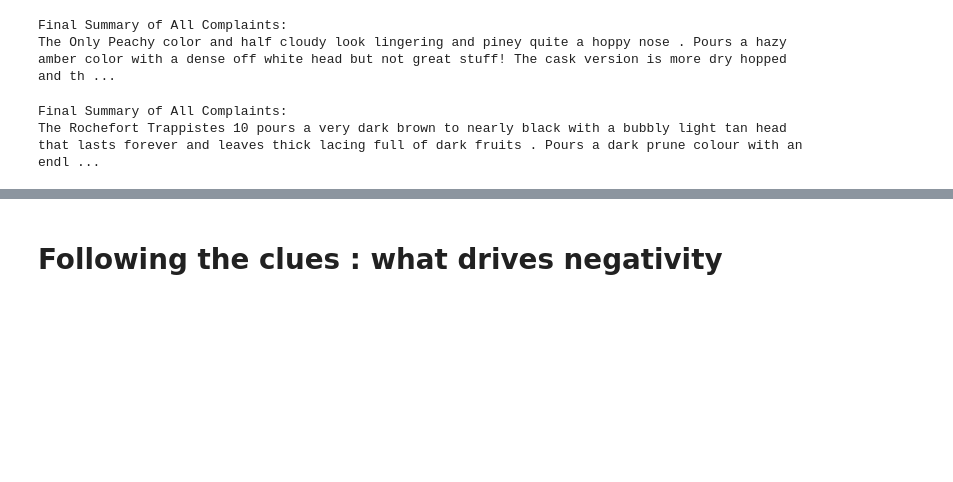
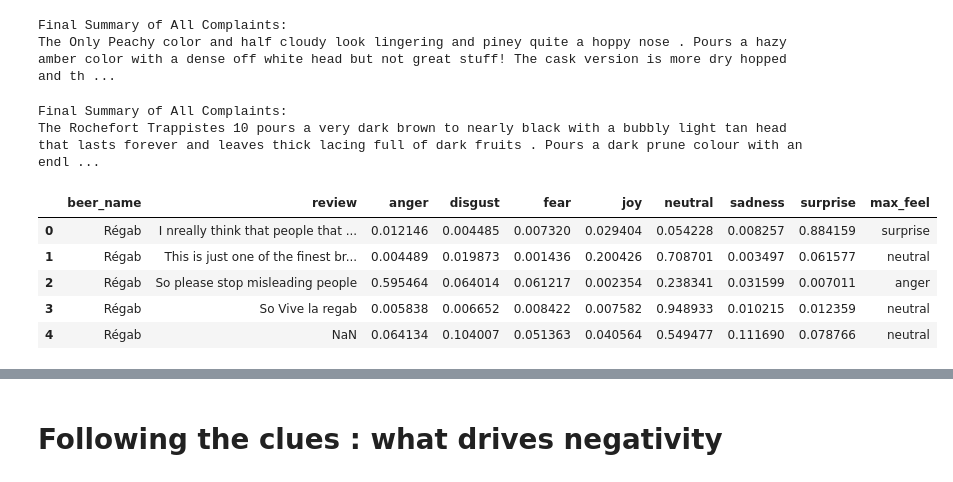
Before and after one commit to epfl-ada/ada-2024-project-awesomedataanalysts, a Jupyter notebook: combined.ipynb, the cells around one changed output, grey strips where cells are left out. Drawn from its saved outputs; the diff is of its cells as text; code cells hidden in the pictures; blank space fills up the shorter version.

```diff
--- a/combined.ipynb
+++ b/combined.ipynb
@@ -524,0 +521,9 @@ The Rochefort Trappistes 10 pours a very dark brown to nearly black with a bubbl
+# %%
+tokens_feeling.head()
+# %% [output]
+|  | beer_name | review | anger | disgust | fear | joy | neutral | sadness | surprise | max_feel |
+| 0 | Régab | I nreally think that people that ... | 0.012146 | 0.004485 | 0.007320 | 0.029404 | 0.054228 | 0.008257 | 0.884159 | surprise |
+| 1 | Régab | This is just one of the finest br... | 0.004489 | 0.019873 | 0.001436 | 0.200426 | 0.708701 | 0.003497 | 0.061577 | neutral |
+| 2 | Régab | So please stop misleading people | 0.595464 | 0.064014 | 0.061217 | 0.002354 | 0.238341 | 0.031599 | 0.007011 | anger |
+| 3 | Régab | So Vive la regab | 0.005838 | 0.006652 | 0.008422 | 0.007582 | 0.948933 | 0.010215 | 0.012359 | neutral |
+| 4 | Régab | NaN | 0.064134 | 0.104007 | 0.051363 | 0.040564 | 0.549477 | 0.111690 | 0.078766 | neutral |
```
Also changed, not shown: parts of 11 cells of this notebook.
